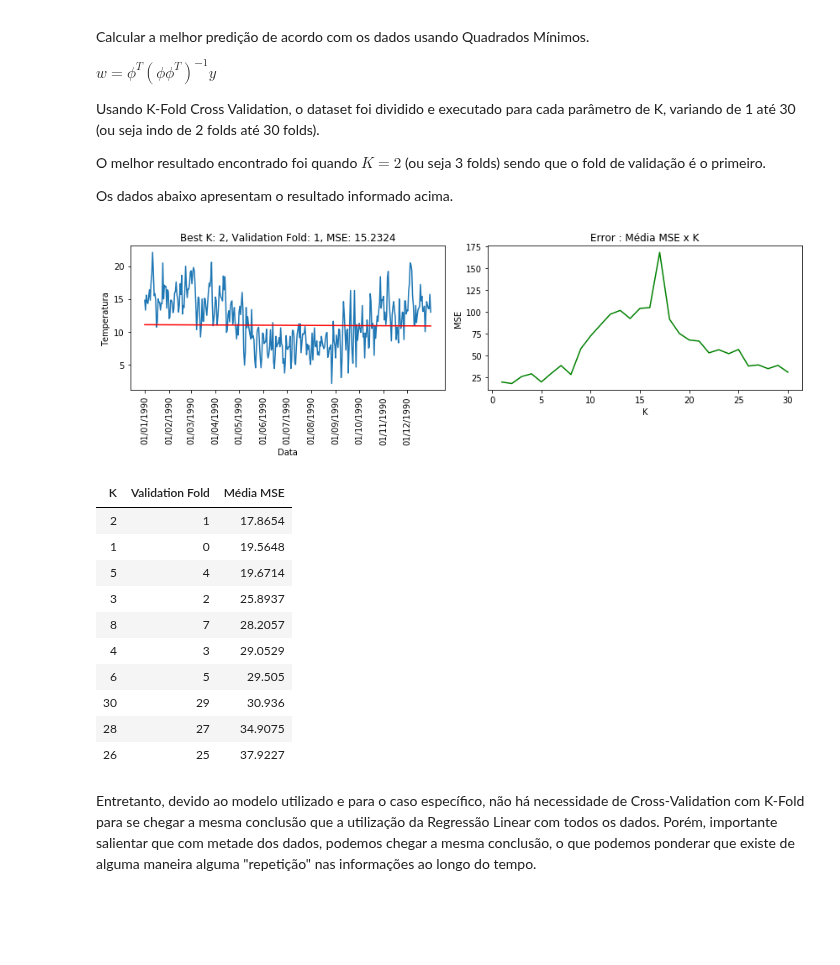
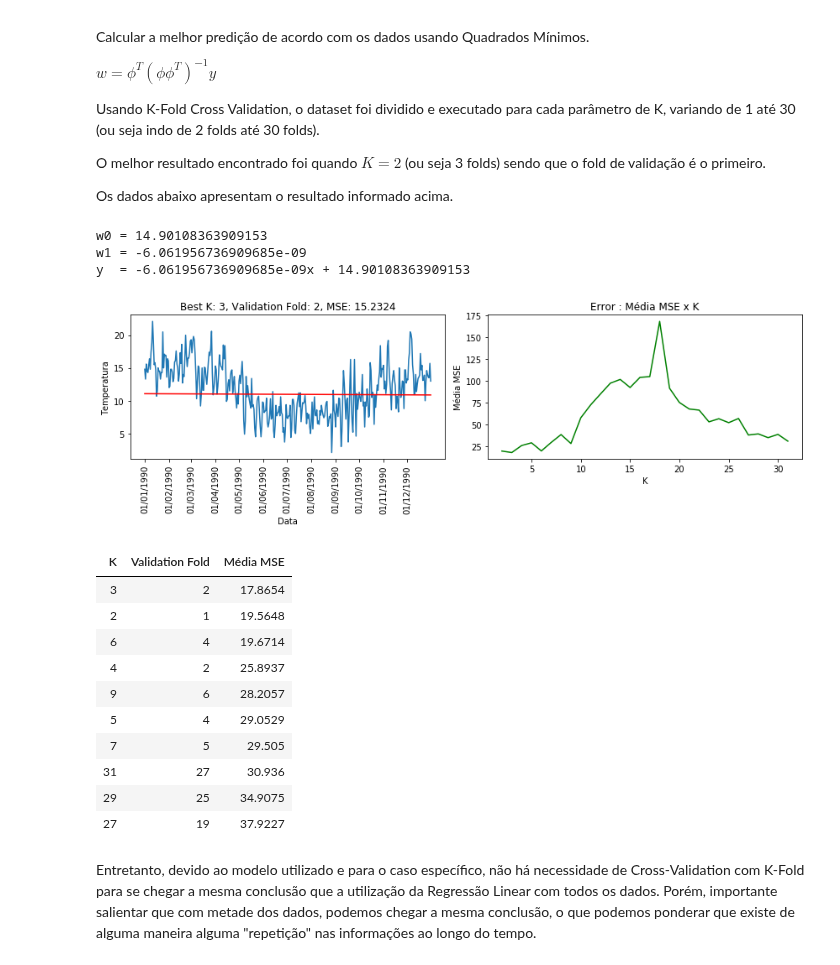
Before and after one commit to rdenadai/ia006c, a Jupyter notebook: notebooks/EFC01.ipynb, the cells around one changed output. Cells and saved outputs as stored; diff of their text form; code cells hidden in the pictures; blank space fills up the shorter version.

```diff
--- a/notebooks/EFC01.ipynb
+++ b/notebooks/EFC01.ipynb
@@ -458,7 +458,7 @@ def standard_scaler(x):
 
 class LinearRegressionImpl:
 
-    def __init__(self, fit_intercept=True, reg=1e-10, weights=None):
+    def __init__(self, fit_intercept=True, reg=1e-20, weights=None):
         self.w = weights
         self.fit_intercept = fit_intercept
         self._reg = reg
@@ -491,7 +491,7 @@ class LinearRegressionImpl:
 
 class PolynomialRegressionImpl(LinearRegressionImpl):
 
-    def __init__(self, fit_intercept=True, reg=1e-8, weights=None, degree=1):
+    def __init__(self, fit_intercept=True, reg=1e-20, weights=None, degree=1):
         super().__init__(fit_intercept, reg, weights)
         self.degree = degree
 
@@ -617,6 +617,8 @@ J_k = []
 for k in range(1, 31):
     folds = kfold(train, k=k, shuffle=False)
     J = []
+    better_J = 1e+10
+    val_fold = 0
     for i in range(0, k):
         # Validation set
         X_val, y_val = folds[i][:, 0], folds[i][:, 1]
@@ -628,8 +630,12 @@ for k in range(1, 31):
         # Predict
         yh = linreg.predict(X_val)
         # MSE
-        J.append(linreg.mse(y_val, yh))
-    J_k.append((k, i, np.mean(J)))
+        e = linreg.mse(y_val, yh)
+        J.append(e)
+        if e < better_J:
+            val_fold = i
+            better_J = e
+    J_k.append((k, val_fold, np.mean(J), folds))
 
 best_result = None
 best_J = 1e+10
@@ -639,59 +645,69 @@ for Jk in J_k:
         best_result = Jk
 
 # Encontramos o melhor K e Validation Set.
-k, i, mse = best_result
+k, i, mse, folds = best_result
 k = int(k)
 minor_J0 = 1e+10
 best_weights = None
-folds = kfold(train, k=k, shuffle=False)
 # Validation set
 X_val, y_val = folds[i][:, 0], folds[i][:, 1]
 # Training set
 nF = np.append(folds[i+1:, ], folds[:i, ], axis=0)
 X, y = nF[0][:, 0], nF[0][:, 1]
 # Train
 linreg, _ = LinearRegressionImpl().train(X, y)
 best_weights = linreg.w
 
 # Running again for the best result
 lr = LinearRegressionImpl(weights=best_weights)
 yh_test = lr.predict(X_test)
 mse = lr.mse(y_test, yh_test)
 
 # Data table
-df = pd.DataFrame(J_k, columns=["K", "Validation Fold", "Média MSE"])
+J_k = np.array(J_k)
+df = pd.DataFrame([Jk[:3] for Jk in J_k], columns=["K", "Validation Fold", "Média MSE"])
+df["K"] += 1
+df["Validation Fold"] += 1
+
+w0, w1 = lr.w
+print(f"w0 = {w0}")
+print(f"w1 = {w1}")
+print(f"y  = {w1}x + {w0}")
 
 plt.figure(figsize=(12, 4))
 plt.subplot(1, 2, 1)
-plt.title(f"Best K: {k}, Validation Fold: {i}, MSE: {np.round(mse, 4)}")
+plt.title(f"Best K: {k+1}, Validation Fold: {i+1}, MSE: {np.round(mse, 4)}")
 plt.xticks(dts1990[2].to_numpy().astype(np.float32), dts1990[0].to_numpy(), rotation=90)
 plt.xlabel("Data")
 plt.ylabel("Temperatura")
 plt.plot(test[:, 0], y_test)
 plt.plot(test[:, 0], yh_test, 'r')
 plt.subplot(1, 2, 2)
 plt.title(f"Error : Média MSE x K")
 plt.xlabel("K")
-plt.ylabel("MSE")
+plt.ylabel("Média MSE")
 plt.plot(df["K"], df["Média MSE"], "g")
 plt.tight_layout()
 plt.show()
 
 df = df.sort_values(by=["Média MSE"]).head(10)
 df.style.hide_index()
 # %% [output]
+w0 = 14.90108363909153
+w1 = -6.061956736909685e-09
+y  = -6.061956736909685e-09x + 14.90108363909153
-[figure, old version]
+[figure, new version]
 | K | Validation Fold | Média MSE |
-| 2 | 1 | 17.8654 |
-| 1 | 0 | 19.5648 |
-| 5 | 4 | 19.6714 |
-| 3 | 2 | 25.8937 |
-| 8 | 7 | 28.2057 |
-| 4 | 3 | 29.0529 |
-| 6 | 5 | 29.505 |
-| 30 | 29 | 30.936 |
-| 28 | 27 | 34.9075 |
-| 26 | 25 | 37.9227 |
+| 3 | 2 | 17.8654 |
+| 2 | 1 | 19.5648 |
+| 6 | 4 | 19.6714 |
+| 4 | 2 | 25.8937 |
+| 9 | 6 | 28.2057 |
+| 5 | 4 | 29.0529 |
+| 7 | 5 | 29.505 |
+| 31 | 27 | 30.936 |
+| 29 | 25 | 34.9075 |
+| 27 | 19 | 37.9227 |
 # %% [markdown]
 Entretanto, devido ao modelo utilizado e para o caso específico, não há necessidade de Cross-Validation com K-Fold para se chegar a mesma conclusão que a utilização da Regressão Linear com todos os dados. Porém, importante salientar que com metade dos dados, podemos chegar a mesma conclusão, o que podemos ponderar que existe de alguma maneira alguma "repetição" nas informações ao longo do tempo.
 # %%
```
Also changed, not shown: parts of 8 cells of this notebook.
